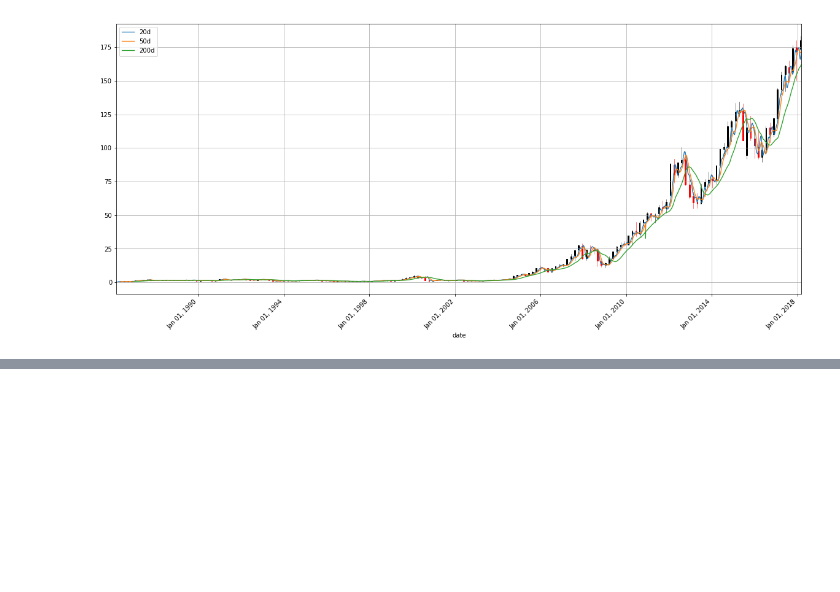
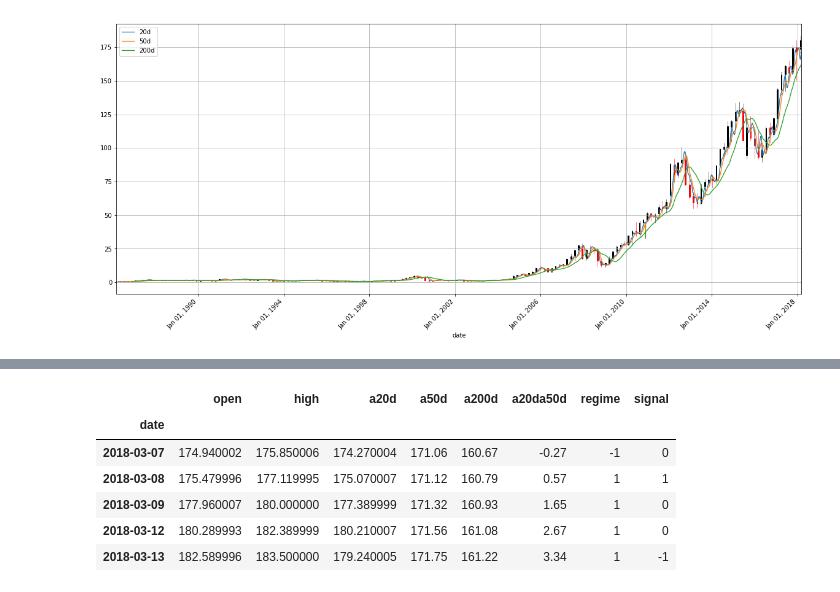
Before and after one commit to Sasa94s/stock_market, a Jupyter notebook: src/analysis/Stock Market Data Analysis.ipynb, the cells around one changed output, grey strips where cells are left out. Cells and saved outputs as stored; diff of their text form; code cells hidden in the pictures; blank space fills up the shorter version.

```diff
--- a/src/analysis/Stock Market Data Analysis.ipynb
+++ b/src/analysis/Stock Market Data Analysis.ipynb
@@ -769,0 +854,11 @@ pandas_candlestick_ohlc(apple, stick = 45, otherseries = ["20d", "50d", "200d"])
+# %%
+apple_adj = apple_adj[['open','high','a20d','a50d','a200d','a20da50d','regime','signal']].set_index(apple_adj['date'])
+apple_adj.tail()
+# %% [output]
+|  | open | high | a20d | a50d | a200d | a20da50d | regime | signal |
+| date |  |  |  |  |  |  |  |  |
+| 2018-03-07 | 174.940002 | 175.850006 | 174.270004 | 171.06 | 160.67 | -0.27 | -1 | 0 |
+| 2018-03-08 | 175.479996 | 177.119995 | 175.070007 | 171.12 | 160.79 | 0.57 | 1 | 1 |
+| 2018-03-09 | 177.960007 | 180.000000 | 177.389999 | 171.32 | 160.93 | 1.65 | 1 | 0 |
+| 2018-03-12 | 180.289993 | 182.389999 | 180.210007 | 171.56 | 161.08 | 2.67 | 1 | 0 |
+| 2018-03-13 | 182.589996 | 183.500000 | 179.240005 | 171.75 | 161.22 | 3.34 | 1 | -1 |
```
Also changed, not shown: parts of 18 cells of this notebook.
